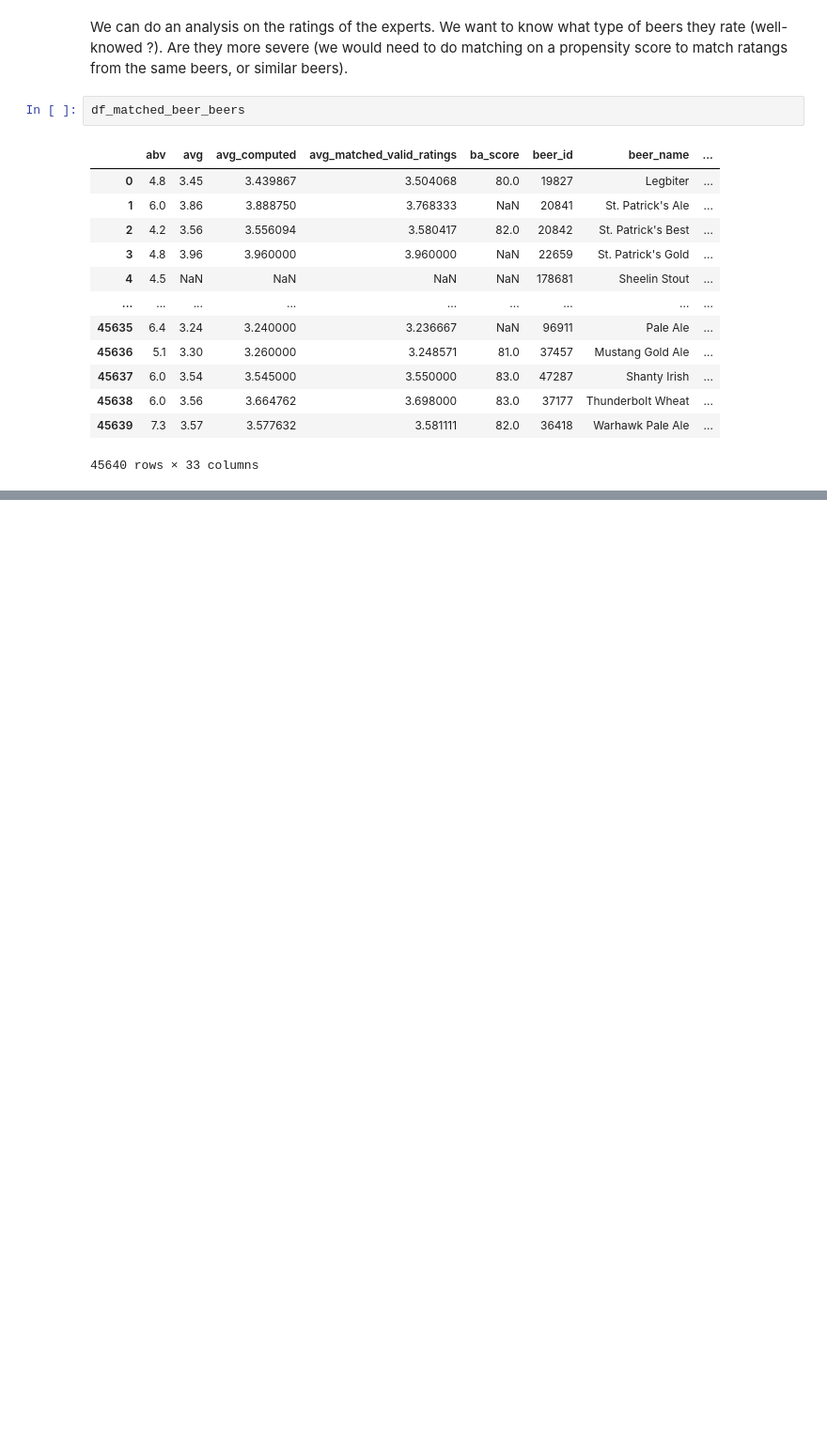
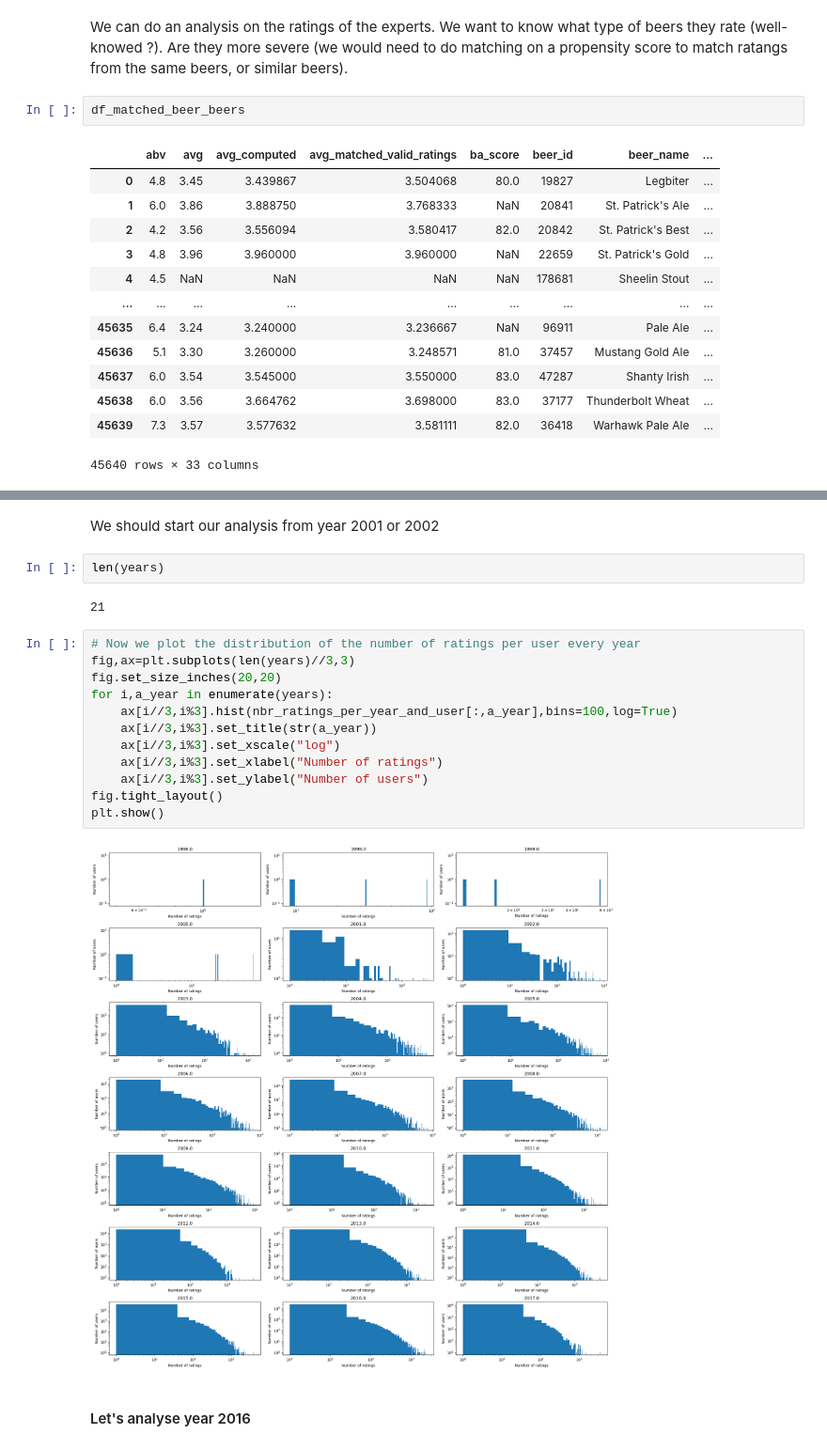
Before and after one commit to epfl-ada/ada-2023-project-remontada, a Jupyter notebook: code/main_alexi.ipynb, the cells around one changed output, grey strips where cells are left out. Shown at 94% size. Saved outputs shown, nothing was run; the diff lists cells and outputs as text; blank space fills up the shorter version.

```diff
--- a/code/main_alexi.ipynb
+++ b/code/main_alexi.ipynb
@@ -275,0 +339,22 @@ df_matched_beer_beers
+# %% [markdown]
+We should start our analysis from year 2001 or 2002
+# %%
+len(years)
+# %% [output]
+21
+# %%
+# Now we plot the distribution of the number of ratings per user every year
+fig,ax=plt.subplots(len(years)//3,3)
+fig.set_size_inches(20,20)
+for i,a_year in enumerate(years):
+    ax[i//3,i%3].hist(nbr_ratings_per_year_and_user[:,a_year],bins=100,log=True)
+    ax[i//3,i%3].set_title(str(a_year))
+    ax[i//3,i%3].set_xscale("log")
+    ax[i//3,i%3].set_xlabel("Number of ratings")
+    ax[i//3,i%3].set_ylabel("Number of users")
+fig.tight_layout()
+plt.show()
+# %% [output]
+[figure, added]
+# %% [markdown]
+#### Let's analyse year 2016
```
Also changed, not shown: parts of 20 cells of this notebook, 1 other file.
